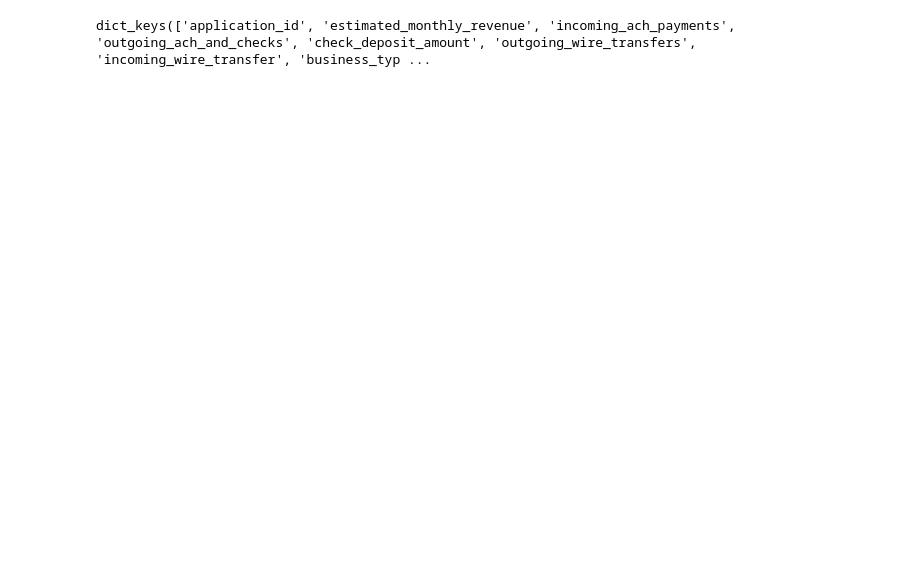
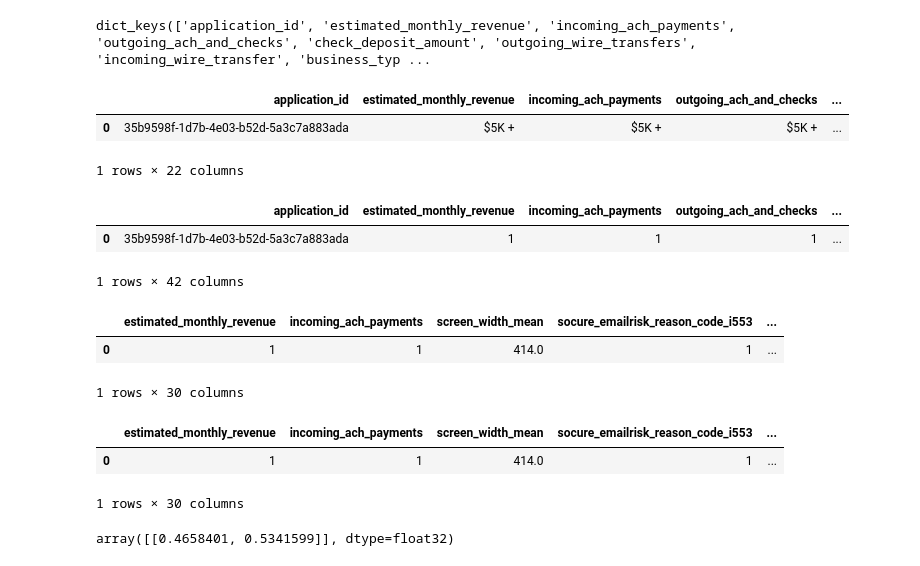
Before and after one commit to naresh-novo/nsl_v2_model_deployment, a Jupyter notebook: lambda_endpoint/generate_model_json.ipynb, the cells around one changed output. Drawn from its saved outputs; the diff is of its cells as text; code cells hidden in the pictures; blank space fills up the shorter version.

Commit message:
error rectification of having differnt feature names in data and model

```diff
--- a/lambda_endpoint/generate_model_json.ipynb
+++ b/lambda_endpoint/generate_model_json.ipynb
@@ -37,0 +211,15 @@ AttributeError: 'XGBClassifier' object has no attribute 'save_config'
+# %%
+event = {
+        'body': json.dumps({"application_id":"35b9598f-1d7b-4e03-b52d-5a3c7a883ada","estimated_monthly_revenue":"$5K +",
+                            "incoming_ach_payments":"$5K +","outgoing_ach_and_checks":"$5K +",
+                            "check_deposit_amount":"$5K +","outgoing_wire_transfers":"$0",
+                            "incoming_wire_transfer":"<$1K","business_type":"llc","email_domain":"gmail.com",
+                            "current_bank":"WELLS-FARGO","industry_category_name":"Manufacturing",
+                            "iovation_device_type":"IPHONE","iovation_device_timezone":"300","carrier":"AT&T",
+                            "socure_sigma":0.818,"socure_phonerisk":0.583,"socure_emailrisk":0.705,
+                            "socure_reason_code":"[\n  \"I610\",\n  \"I626\",\n  \"I711\",\n  \"R559\",\n  \"I632\",\n  \"I705\",\n  \"I631\",\n  \"I553\",\n  \"I611\",\n  \"I614\",\n  \"R610\",\n  \"I636\",\n  \"I630\",\n  \"I708\",\n  \"I618\",\n  \"I555\",\n  \"I707\",\n  \"I602\"\n]",
+                            "socure_phonerisk_reason_code":"[\n  \"I610\",\n  \"I626\",\n  \"I632\",\n  \"I620\",\n  \"I631\",\n  \"I611\",\n  \"I614\",\n  \"I636\",\n  \"I630\",\n  \"I618\",\n  \"I602\"\n]","socure_emailrisk_reason_code":"[\n  \"R559\",\n  \"I520\",\n  \"I553\",\n  \"I555\"\n]",
+                            "screen_width_mean":414.0,"screen_height_mean":776.0})
+    }
+
+print(lambda_handler(event, {}))
@@ -41,3 +244,13 @@ input_keys = json.load(open('../data/nsql_sample_input.json', 'rb'))
 input_keys.keys()
 # %% [output]
 dict_keys(['application_id', 'estimated_monthly_revenue', 'incoming_ach_payments', 'outgoing_ach_and_checks', 'check_deposit_amount', 'outgoing_wire_transfers', 'incoming_wire_transfer', 'business_typ ...
+# %%
+data = json.loads(event['body'])
+# %%
+df = pd.DataFrame.from_dict(data, orient='index').T
+# %%
+df
+# %% [output]
+|  | application_id | estimated_monthly_revenue | incoming_ach_payments | outgoing_ach_and_checks | ... |
+| 0 | 35b9598f-1d7b-4e03-b52d-5a3c7a883ada | $5K + | $5K + | $5K + | ... |
+1 rows × 22 columns
@@ -43,0 +261,6 @@ dict_keys(['application_id', 'estimated_monthly_revenue', 'incoming_ach_payments
+# %%
+df
+# %% [output]
+|  | application_id | estimated_monthly_revenue | incoming_ach_payments | outgoing_ach_and_checks | ... |
+| 0 | 35b9598f-1d7b-4e03-b52d-5a3c7a883ada | 1 | 1 | 1 | ... |
+1 rows × 42 columns
@@ -43,0 +300,12 @@ dict_keys(['application_id', 'estimated_monthly_revenue', 'incoming_ach_payments
+# %%
+df[independent_variables]
+# %% [output]
+|  | estimated_monthly_revenue | incoming_ach_payments | screen_width_mean | socure_emailrisk_reason_code_i553 | ... |
+| 0 | 1 | 1 | 414.0 | 1 | ... |
+1 rows × 30 columns
+# %%
+df[model.feature_names_in_]
+# %% [output]
+|  | estimated_monthly_revenue | incoming_ach_payments | screen_width_mean | socure_emailrisk_reason_code_i553 | ... |
+| 0 | 1 | 1 | 414.0 | 1 | ... |
+1 rows × 30 columns
@@ -43,0 +319,4 @@ dict_keys(['application_id', 'estimated_monthly_revenue', 'incoming_ach_payments
+# %%
+model.predict_proba(df_flt)
+# %% [output]
+array([[0.4658401, 0.5341599]], dtype=float32)
```
Also changed, not shown: parts of 15 cells of this notebook, 3 other files.
